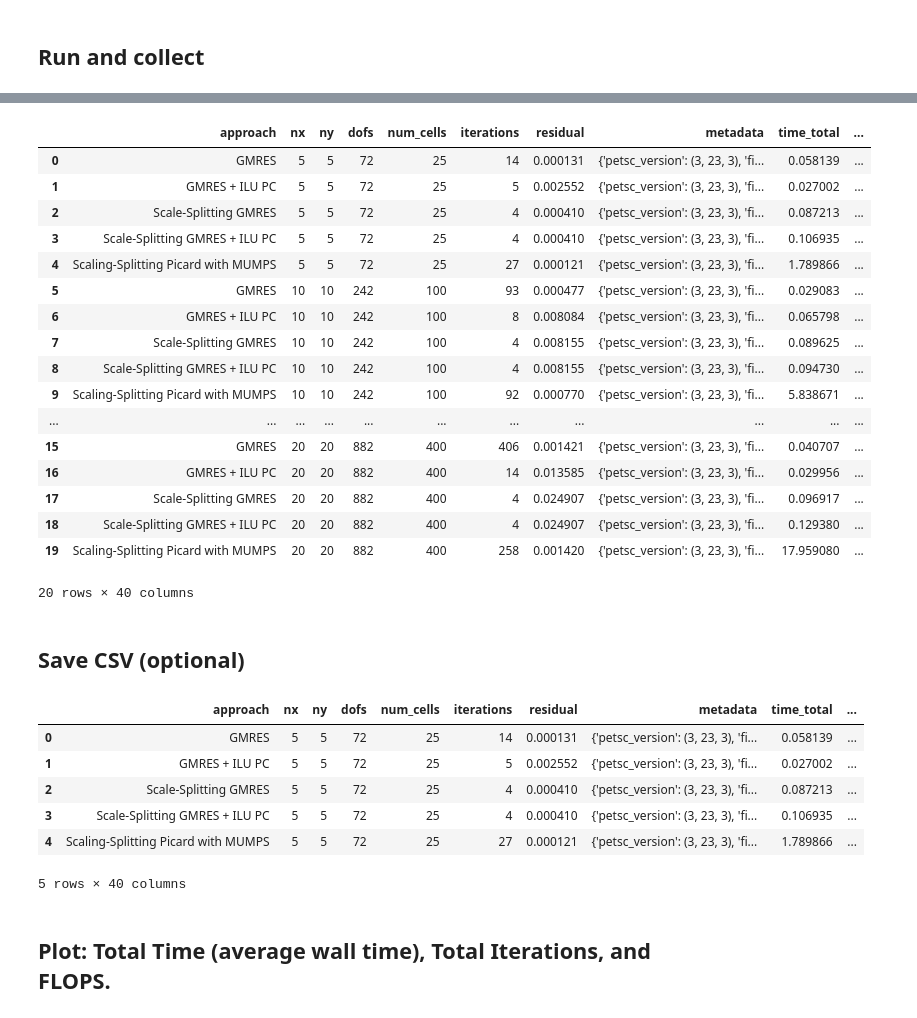
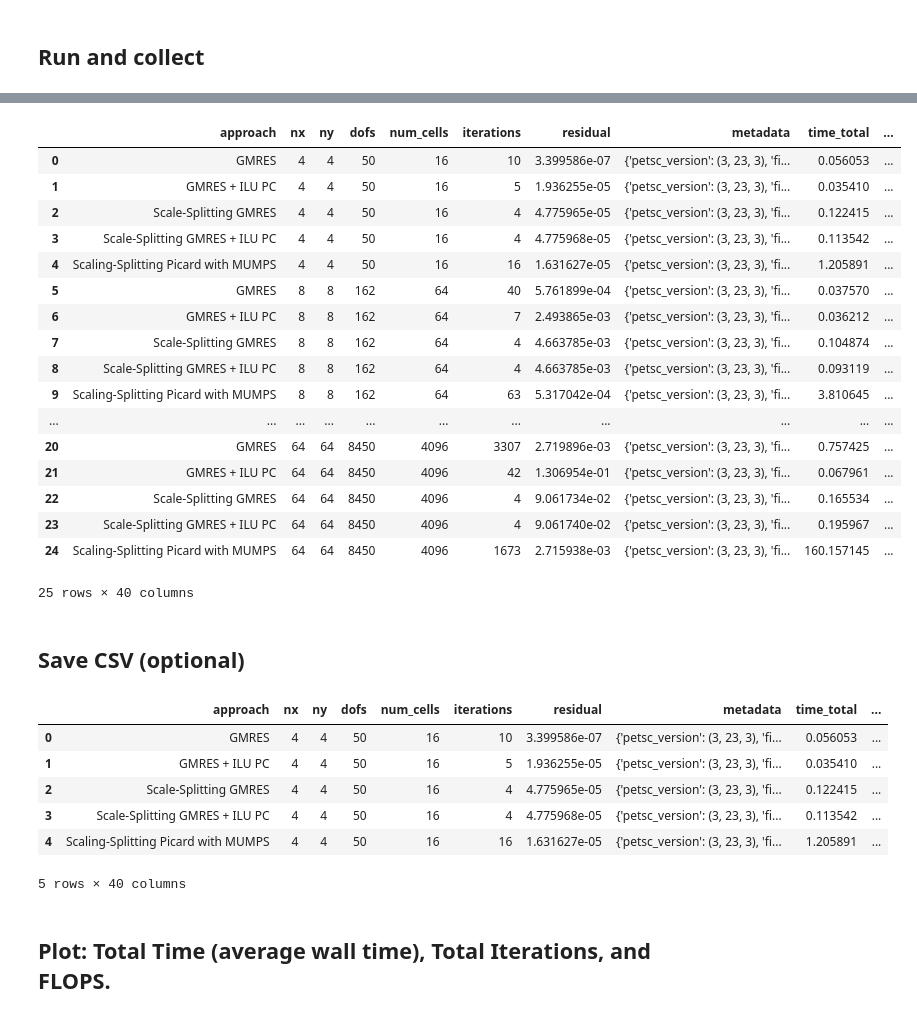
Before and after one commit to ThermoPhase-FCSRG/perphil, a Jupyter notebook: notebooks/petsc-profiling-time-benchmarks.ipynb, the cells around one changed output, grey strips where cells are left out. Drawn from its saved outputs; the diff is of its cells as text; code cells hidden in the pictures.

```diff
--- a/notebooks/petsc-profiling-time-benchmarks.ipynb
+++ b/notebooks/petsc-profiling-time-benchmarks.ipynb
@@ -26,10 +26,11 @@ RESULTS_PATH = Path("results-conforming-2d/petsc_profiling")
 # %% [markdown]
 ## Parameters
 # %%
-# mesh_sizes: List[int] = [4, 8, 16, 32, 64]  # this is the one for final results
+# mesh_sizes: List[int] = [4, 8, 16, 32, 64, 128]  # this is the one for final results
+mesh_sizes: List[int] = [4, 8, 16, 32, 64]  # this is the one for final results
 # mesh_sizes: List[int] = [4, 8, 16, 32]
 # mesh_sizes: List[int] = [5, 10, 15, 20]
-mesh_sizes: List[int] = [5, 10, 15, 20]
+# mesh_sizes: List[int] = [5, 10, 15, 20]
 approaches: List[Approach] = [
     Approach.PLAIN_GMRES,
     Approach.GMRES_ILU,
@@ -42,6 +43,6 @@ extra_events: List[str] = []
 # %% [markdown]
 ## Run and collect
 # %%
-df = run_perf_sweep(mesh_sizes, approaches, repeats=3, backend="events")
+df = run_perf_sweep(mesh_sizes, approaches, repeats=5, backend="events")
 df.sort_values(["nx", "approach"])
 # %% [output]
@@ -68,21 +66,21 @@ df.sort_values(["nx", "approach"])
 |  | approach | nx | ny | dofs | num_cells | iterations | residual | metadata | time_total | ... |
-| 0 | GMRES | 5 | 5 | 72 | 25 | 14 | 0.000131 | {'petsc_version': (3, 23, 3), 'fi... | 0.058139 | ... |
-| 1 | GMRES + ILU PC | 5 | 5 | 72 | 25 | 5 | 0.002552 | {'petsc_version': (3, 23, 3), 'fi... | 0.027002 | ... |
-| 2 | Scale-Splitting GMRES | 5 | 5 | 72 | 25 | 4 | 0.000410 | {'petsc_version': (3, 23, 3), 'fi... | 0.087213 | ... |
-| 3 | Scale-Splitting GMRES + ILU PC | 5 | 5 | 72 | 25 | 4 | 0.000410 | {'petsc_version': (3, 23, 3), 'fi... | 0.106935 | ... |
-| 4 | Scaling-Splitting Picard with MUMPS | 5 | 5 | 72 | 25 | 27 | 0.000121 | {'petsc_version': (3, 23, 3), 'fi... | 1.789866 | ... |
-| 5 | GMRES | 10 | 10 | 242 | 100 | 93 | 0.000477 | {'petsc_version': (3, 23, 3), 'fi... | 0.029083 | ... |
-| 6 | GMRES + ILU PC | 10 | 10 | 242 | 100 | 8 | 0.008084 | {'petsc_version': (3, 23, 3), 'fi... | 0.065798 | ... |
-| 7 | Scale-Splitting GMRES | 10 | 10 | 242 | 100 | 4 | 0.008155 | {'petsc_version': (3, 23, 3), 'fi... | 0.089625 | ... |
-| 8 | Scale-Splitting GMRES + ILU PC | 10 | 10 | 242 | 100 | 4 | 0.008155 | {'petsc_version': (3, 23, 3), 'fi... | 0.094730 | ... |
-| 9 | Scaling-Splitting Picard with MUMPS | 10 | 10 | 242 | 100 | 92 | 0.000770 | {'petsc_version': (3, 23, 3), 'fi... | 5.838671 | ... |
+| 0 | GMRES | 4 | 4 | 50 | 16 | 10 | 3.399586e-07 | {'petsc_version': (3, 23, 3), 'fi... | 0.056053 | ... |
+| 1 | GMRES + ILU PC | 4 | 4 | 50 | 16 | 5 | 1.936255e-05 | {'petsc_version': (3, 23, 3), 'fi... | 0.035410 | ... |
+| 2 | Scale-Splitting GMRES | 4 | 4 | 50 | 16 | 4 | 4.775965e-05 | {'petsc_version': (3, 23, 3), 'fi... | 0.122415 | ... |
+| 3 | Scale-Splitting GMRES + ILU PC | 4 | 4 | 50 | 16 | 4 | 4.775968e-05 | {'petsc_version': (3, 23, 3), 'fi... | 0.113542 | ... |
+| 4 | Scaling-Splitting Picard with MUMPS | 4 | 4 | 50 | 16 | 16 | 1.631627e-05 | {'petsc_version': (3, 23, 3), 'fi... | 1.205891 | ... |
+| 5 | GMRES | 8 | 8 | 162 | 64 | 40 | 5.761899e-04 | {'petsc_version': (3, 23, 3), 'fi... | 0.037570 | ... |
+| 6 | GMRES + ILU PC | 8 | 8 | 162 | 64 | 7 | 2.493865e-03 | {'petsc_version': (3, 23, 3), 'fi... | 0.036212 | ... |
+| 7 | Scale-Splitting GMRES | 8 | 8 | 162 | 64 | 4 | 4.663785e-03 | {'petsc_version': (3, 23, 3), 'fi... | 0.104874 | ... |
+| 8 | Scale-Splitting GMRES + ILU PC | 8 | 8 | 162 | 64 | 4 | 4.663785e-03 | {'petsc_version': (3, 23, 3), 'fi... | 0.093119 | ... |
+| 9 | Scaling-Splitting Picard with MUMPS | 8 | 8 | 162 | 64 | 63 | 5.317042e-04 | {'petsc_version': (3, 23, 3), 'fi... | 3.810645 | ... |
 | ... | ... | ... | ... | ... | ... | ... | ... | ... | ... | ... |
-| 15 | GMRES | 20 | 20 | 882 | 400 | 406 | 0.001421 | {'petsc_version': (3, 23, 3), 'fi... | 0.040707 | ... |
-| 16 | GMRES + ILU PC | 20 | 20 | 882 | 400 | 14 | 0.013585 | {'petsc_version': (3, 23, 3), 'fi... | 0.029956 | ... |
-| 17 | Scale-Splitting GMRES | 20 | 20 | 882 | 400 | 4 | 0.024907 | {'petsc_version': (3, 23, 3), 'fi... | 0.096917 | ... |
-| 18 | Scale-Splitting GMRES + ILU PC | 20 | 20 | 882 | 400 | 4 | 0.024907 | {'petsc_version': (3, 23, 3), 'fi... | 0.129380 | ... |
-| 19 | Scaling-Splitting Picard with MUMPS | 20 | 20 | 882 | 400 | 258 | 0.001420 | {'petsc_version': (3, 23, 3), 'fi... | 17.959080 | ... |
+| 20 | GMRES | 64 | 64 | 8450 | 4096 | 3307 | 2.719896e-03 | {'petsc_version': (3, 23, 3), 'fi... | 0.757425 | ... |
+| 21 | GMRES + ILU PC | 64 | 64 | 8450 | 4096 | 42 | 1.306954e-01 | {'petsc_version': (3, 23, 3), 'fi... | 0.067961 | ... |
+| 22 | Scale-Splitting GMRES | 64 | 64 | 8450 | 4096 | 4 | 9.061734e-02 | {'petsc_version': (3, 23, 3), 'fi... | 0.165534 | ... |
+| 23 | Scale-Splitting GMRES + ILU PC | 64 | 64 | 8450 | 4096 | 4 | 9.061740e-02 | {'petsc_version': (3, 23, 3), 'fi... | 0.195967 | ... |
+| 24 | Scaling-Splitting Picard with MUMPS | 64 | 64 | 8450 | 4096 | 1673 | 2.715938e-03 | {'petsc_version': (3, 23, 3), 'fi... | 160.157145 | ... |
-20 rows × 40 columns
+25 rows × 40 columns
 # %% [markdown]
 ## Save CSV (optional)
 # %%
@@ -90,11 +88,11 @@ save_perf_csv(df, RESULTS_PATH / "petsc_perf_breakdown.csv")
 df.head()
 # %% [output]
 |  | approach | nx | ny | dofs | num_cells | iterations | residual | metadata | time_total | ... |
-| 0 | GMRES | 5 | 5 | 72 | 25 | 14 | 0.000131 | {'petsc_version': (3, 23, 3), 'fi... | 0.058139 | ... |
-| 1 | GMRES + ILU PC | 5 | 5 | 72 | 25 | 5 | 0.002552 | {'petsc_version': (3, 23, 3), 'fi... | 0.027002 | ... |
-| 2 | Scale-Splitting GMRES | 5 | 5 | 72 | 25 | 4 | 0.000410 | {'petsc_version': (3, 23, 3), 'fi... | 0.087213 | ... |
-| 3 | Scale-Splitting GMRES + ILU PC | 5 | 5 | 72 | 25 | 4 | 0.000410 | {'petsc_version': (3, 23, 3), 'fi... | 0.106935 | ... |
-| 4 | Scaling-Splitting Picard with MUMPS | 5 | 5 | 72 | 25 | 27 | 0.000121 | {'petsc_version': (3, 23, 3), 'fi... | 1.789866 | ... |
+| 0 | GMRES | 4 | 4 | 50 | 16 | 10 | 3.399586e-07 | {'petsc_version': (3, 23, 3), 'fi... | 0.056053 | ... |
+| 1 | GMRES + ILU PC | 4 | 4 | 50 | 16 | 5 | 1.936255e-05 | {'petsc_version': (3, 23, 3), 'fi... | 0.035410 | ... |
+| 2 | Scale-Splitting GMRES | 4 | 4 | 50 | 16 | 4 | 4.775965e-05 | {'petsc_version': (3, 23, 3), 'fi... | 0.122415 | ... |
+| 3 | Scale-Splitting GMRES + ILU PC | 4 | 4 | 50 | 16 | 4 | 4.775968e-05 | {'petsc_version': (3, 23, 3), 'fi... | 0.113542 | ... |
+| 4 | Scaling-Splitting Picard with MUMPS | 4 | 4 | 50 | 16 | 16 | 1.631627e-05 | {'petsc_version': (3, 23, 3), 'fi... | 1.205891 | ... |
 5 rows × 40 columns
 # %% [markdown]
 ## Plot: Total Time (average wall time), Total Iterations, and FLOPS.
```
Also changed, not shown: parts of 5 cells of this notebook, 1 other file.
